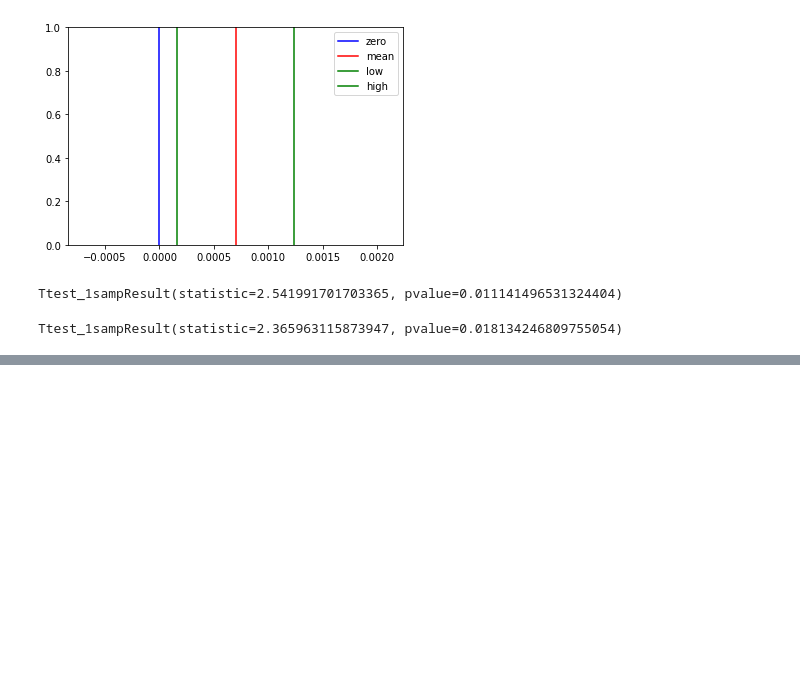
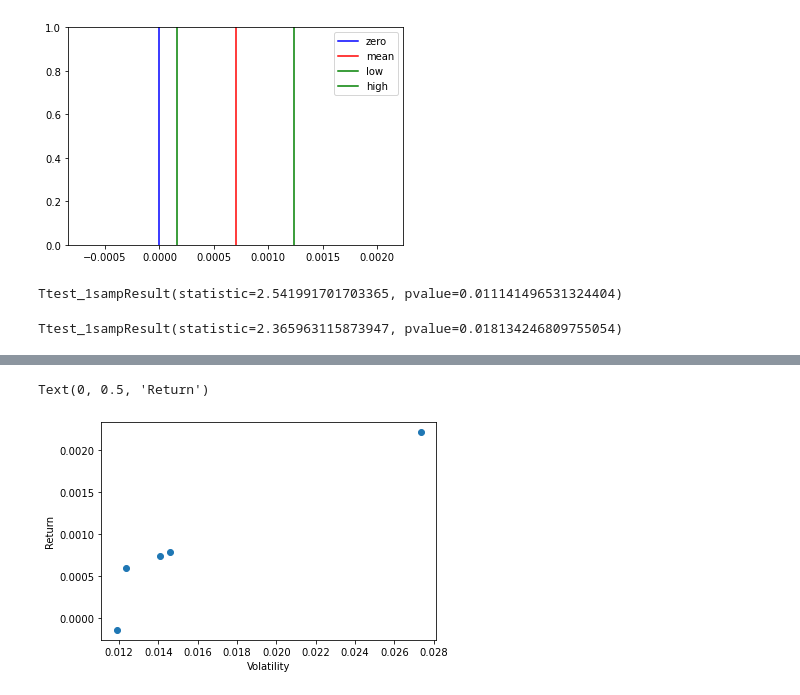
Before and after one commit to emiliocimino/financialengineering, a Jupyter notebook: 1 - Financial Basis/Financial Statistics.ipynb, the cells around one changed output, grey strips where cells are left out. Drawn from its saved outputs; the diff is of its cells as text; code cells hidden in the pictures; blank space fills up the shorter version.

```diff
--- a/1 - Financial Basis/Financial Statistics.ipynb
+++ b/1 - Financial Basis/Financial Statistics.ipynb
@@ -491,0 +547,13 @@ Ttest_1sampResult(statistic=2.365963115873947, pvalue=0.018134246809755054)
+# %%
+'''
+Questo è un plot della volatilità: si tracciano i ritorni medi contro la
+deviazione standard. Questo plot ci fa vedere un fenomeno comune nella finanza:
+il plot va verso l'alto, significa che quando il ritorno è alto, anche la volatilità
+lo è. Usiamo la deviazione standard come misura della volatilità.
+'''
+plt.scatter(stds, means)
+plt.xlabel("Volatility")
+plt.ylabel("Return")
+# %% [output]
+Text(0, 0.5, 'Return')
+[figure, added]
```
Also changed, not shown: parts of 24 cells of this notebook.
